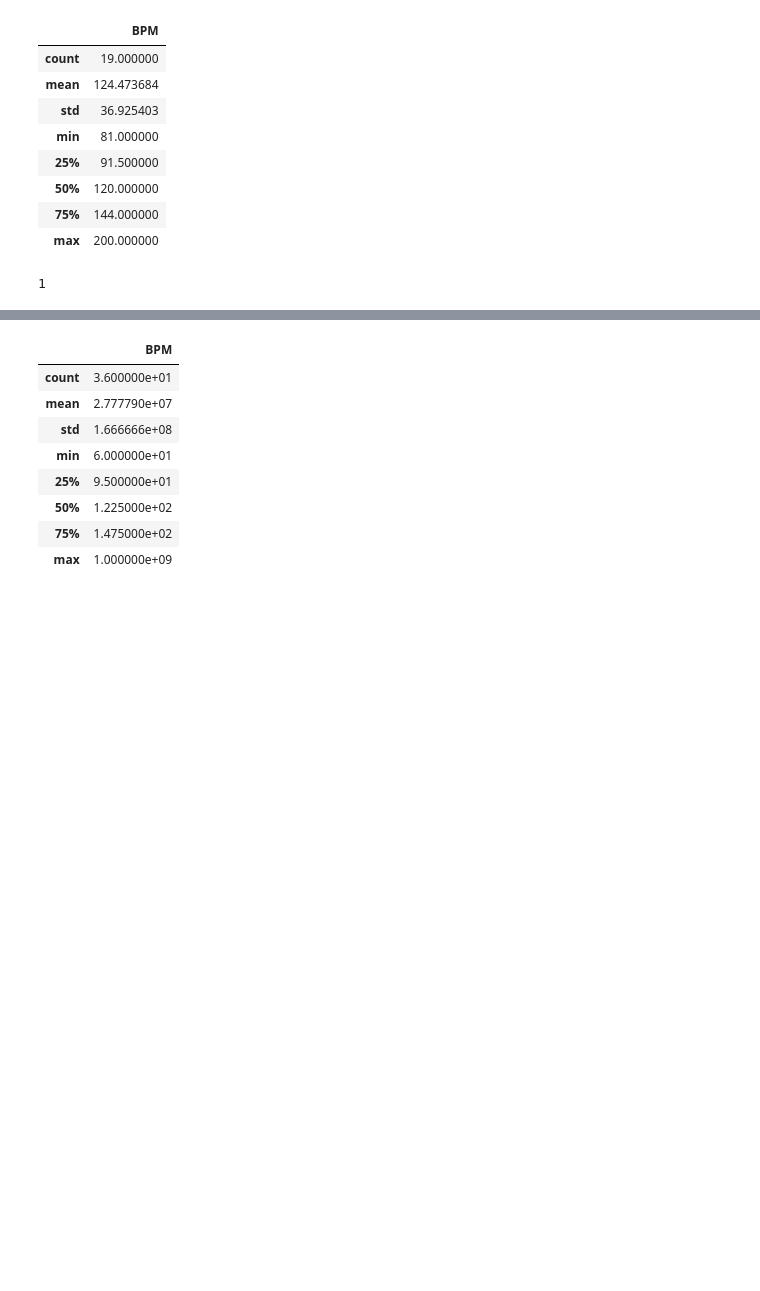
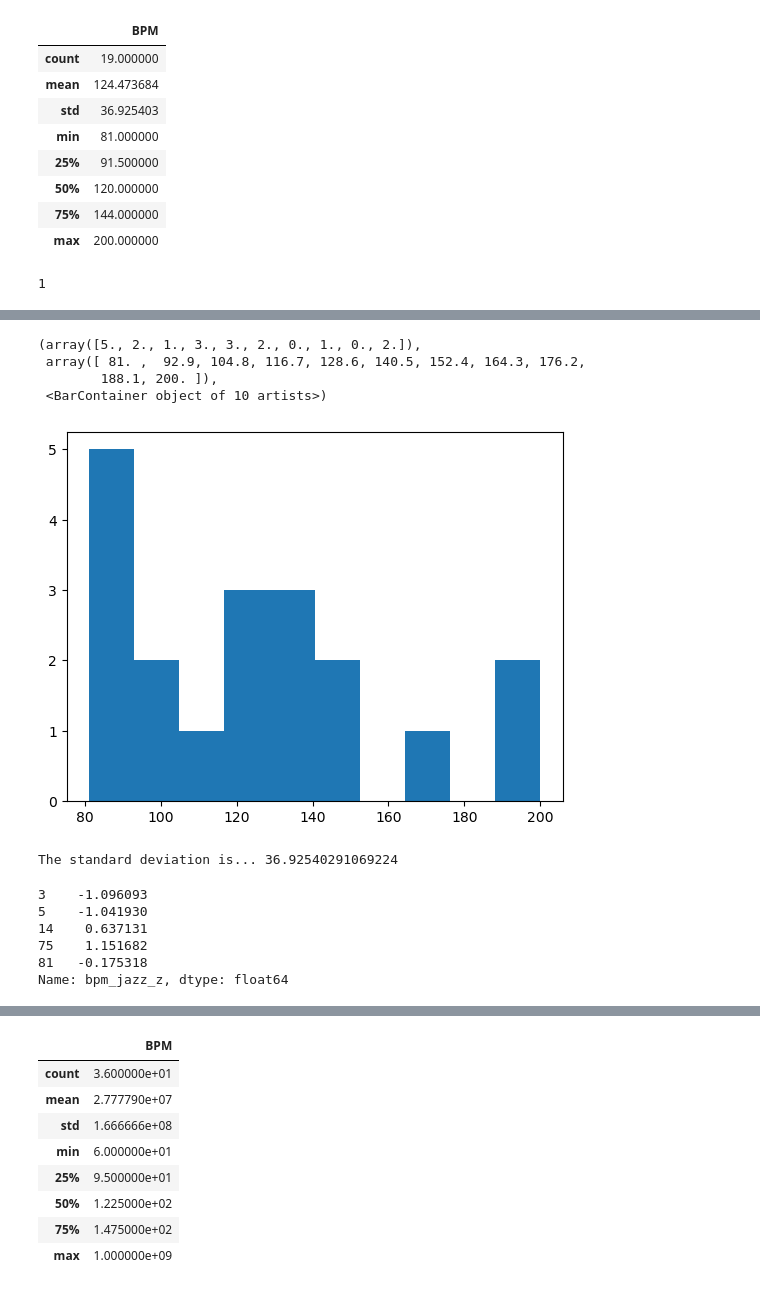
Before and after one commit to mohona-roy/in3062-introToAI-group7, a Jupyter notebook: MHM Group project.ipynb, the cells around one changed output, grey strips where cells are left out. Drawn from its saved outputs; the diff is of its cells as text; code cells hidden in the pictures; blank space fills up the shorter version.

```diff
--- a/MHM Group project.ipynb
+++ b/MHM Group project.ipynb
@@ -149,0 +127,13 @@ data.head()
+# %%
+plt.hist(bpm_jazz['BPM'])
+# %% [output]
+(array([5., 2., 1., 3., 3., 2., 0., 1., 0., 2.]),
+ array([ 81. ,  92.9, 104.8, 116.7, 128.6, 140.5, 152.4, 164.3, 176.2,
+        188.1, 200. ]),
+ <BarContainer object of 10 artists>)
+[figure, added]
+# %%
+jazzbpm_std = bpm_jazz['BPM'].std()
+print('The standard deviation is...',jazzbpm_std)
+# %% [output]
+The standard deviation is... 36.92540291069224
@@ -149,0 +146,9 @@ data.head()
+# %%
+bpm_jazz['bpm_jazz_z'].head()
+# %% [output]
+3    -1.096093
+5    -1.041930
+14    0.637131
+75    1.151682
+81   -0.175318
+Name: bpm_jazz_z, dtype: float64
```
Also changed, not shown: parts of 31 cells of this notebook.
